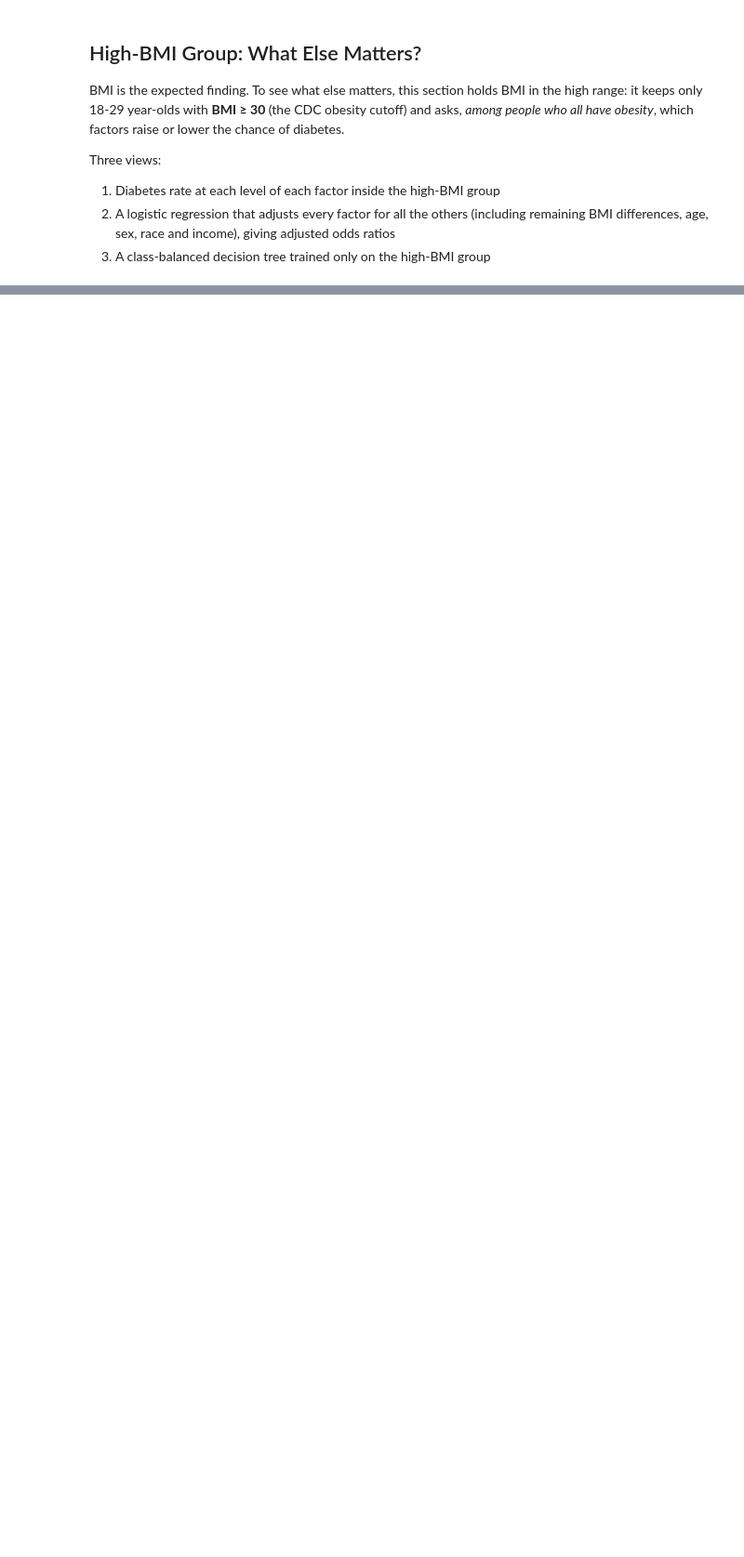
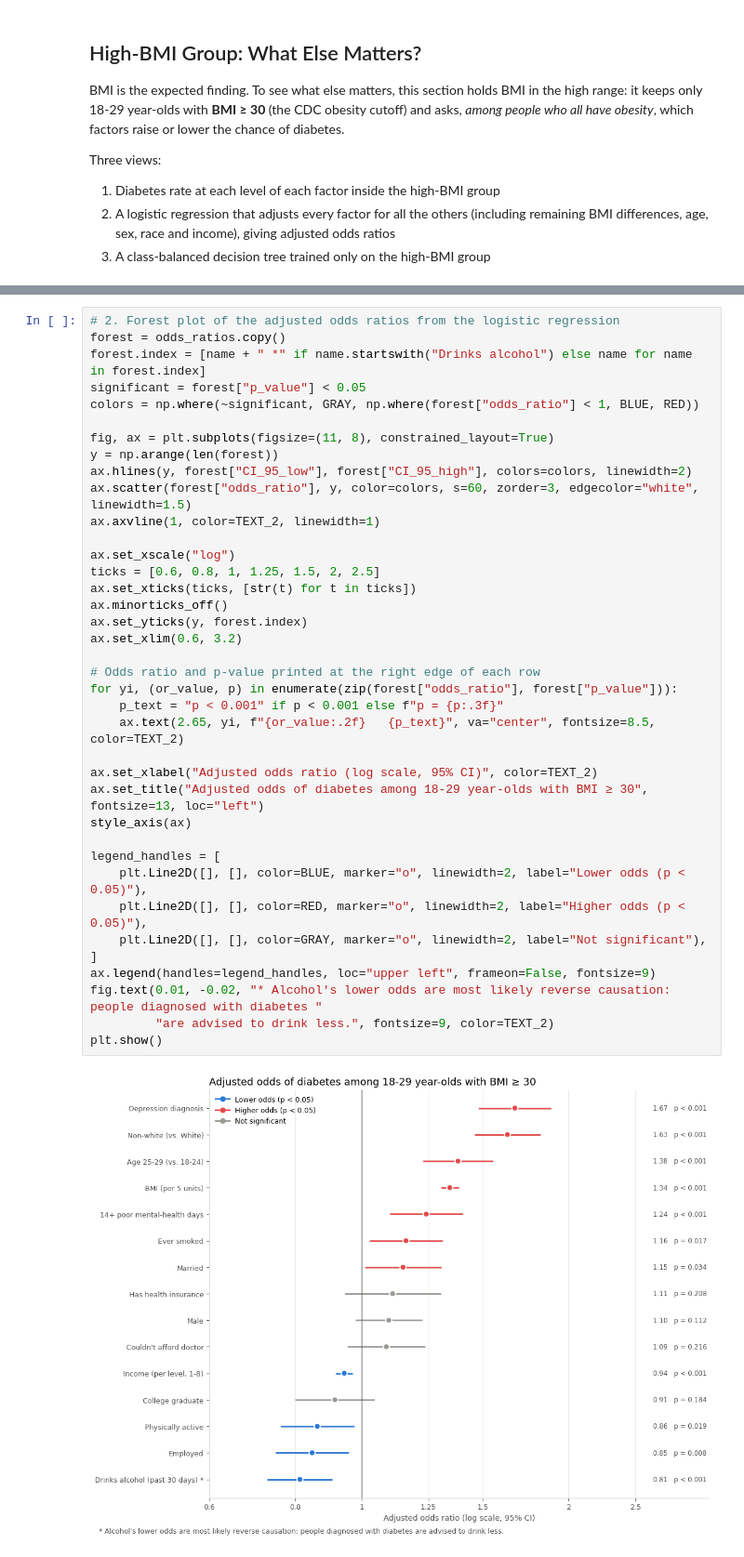
Before and after one commit to hele-L/CMPT491_Project, a Jupyter notebook: harmonized_processing_fixed.ipynb, the cells around one changed output, grey strips where cells are left out. Shown at 93% size. Drawn from its saved outputs; the diff is of its cells as text; blank space fills up the shorter version.

```diff
--- a/harmonized_processing_fixed.ipynb
+++ b/harmonized_processing_fixed.ipynb
@@ -816,0 +992,40 @@ print(export_text(hb_tree.named_steps["decisiontreeclassifier"], feature_names=l
+# %%
+# 2. Forest plot of the adjusted odds ratios from the logistic regression
+forest = odds_ratios.copy()
+forest.index = [name + " *" if name.startswith("Drinks alcohol") else name for name in forest.index]
+significant = forest["p_value"] < 0.05
+colors = np.where(~significant, GRAY, np.where(forest["odds_ratio"] < 1, BLUE, RED))
+
+fig, ax = plt.subplots(figsize=(11, 8), constrained_layout=True)
+y = np.arange(len(forest))
+ax.hlines(y, forest["CI_95_low"], forest["CI_95_high"], colors=colors, linewidth=2)
+ax.scatter(forest["odds_ratio"], y, color=colors, s=60, zorder=3, edgecolor="white", linewidth=1.5)
+ax.axvline(1, color=TEXT_2, linewidth=1)
+
+ax.set_xscale("log")
+ticks = [0.6, 0.8, 1, 1.25, 1.5, 2, 2.5]
+ax.set_xticks(ticks, [str(t) for t in ticks])
+ax.minorticks_off()
+ax.set_yticks(y, forest.index)
+ax.set_xlim(0.6, 3.2)
+
+# Odds ratio and p-value printed at the right edge of each row
+for yi, (or_value, p) in enumerate(zip(forest["odds_ratio"], forest["p_value"])):
+    p_text = "p < 0.001" if p < 0.001 else f"p = {p:.3f}"
+    ax.text(2.65, yi, f"{or_value:.2f}   {p_text}", va="center", fontsize=8.5, color=TEXT_2)
+
+ax.set_xlabel("Adjusted odds ratio (log scale, 95% CI)", color=TEXT_2)
+ax.set_title("Adjusted odds of diabetes among 18-29 year-olds with BMI ≥ 30", fontsize=13, loc="left")
+style_axis(ax)
+
+legend_handles = [
+    plt.Line2D([], [], color=BLUE, marker="o", linewidth=2, label="Lower odds (p < 0.05)"),
+    plt.Line2D([], [], color=RED, marker="o", linewidth=2, label="Higher odds (p < 0.05)"),
+    plt.Line2D([], [], color=GRAY, marker="o", linewidth=2, label="Not significant"),
+]
+ax.legend(handles=legend_handles, loc="upper left", frameon=False, fontsize=9)
+fig.text(0.01, -0.02, "* Alcohol's lower odds are most likely reverse causation: people diagnosed with diabetes "
+         "are advised to drink less.", fontsize=9, color=TEXT_2)
+plt.show()
+# %% [output]
+[figure, added]
```
Also changed, not shown: parts of 17 cells of this notebook.
